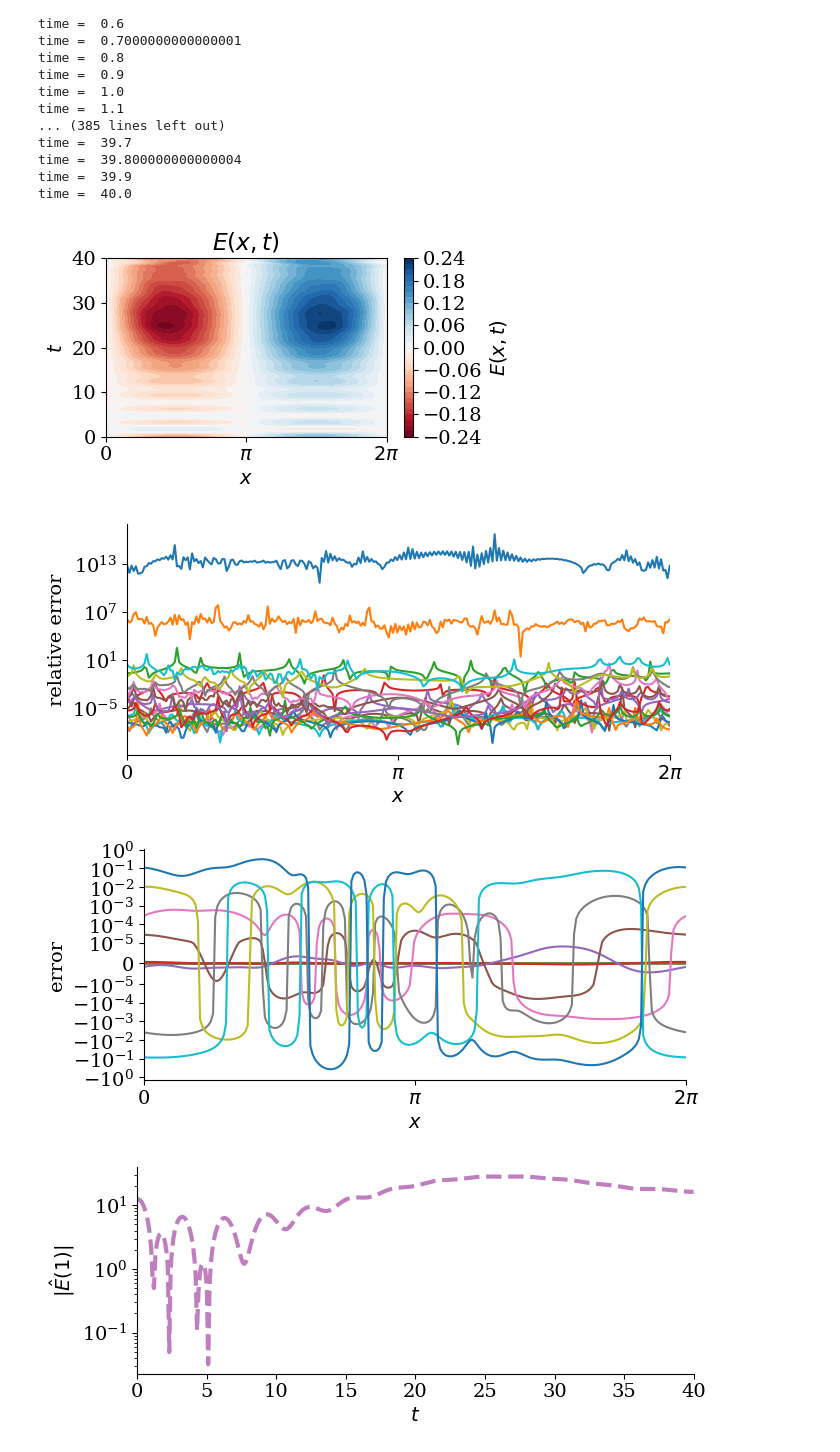
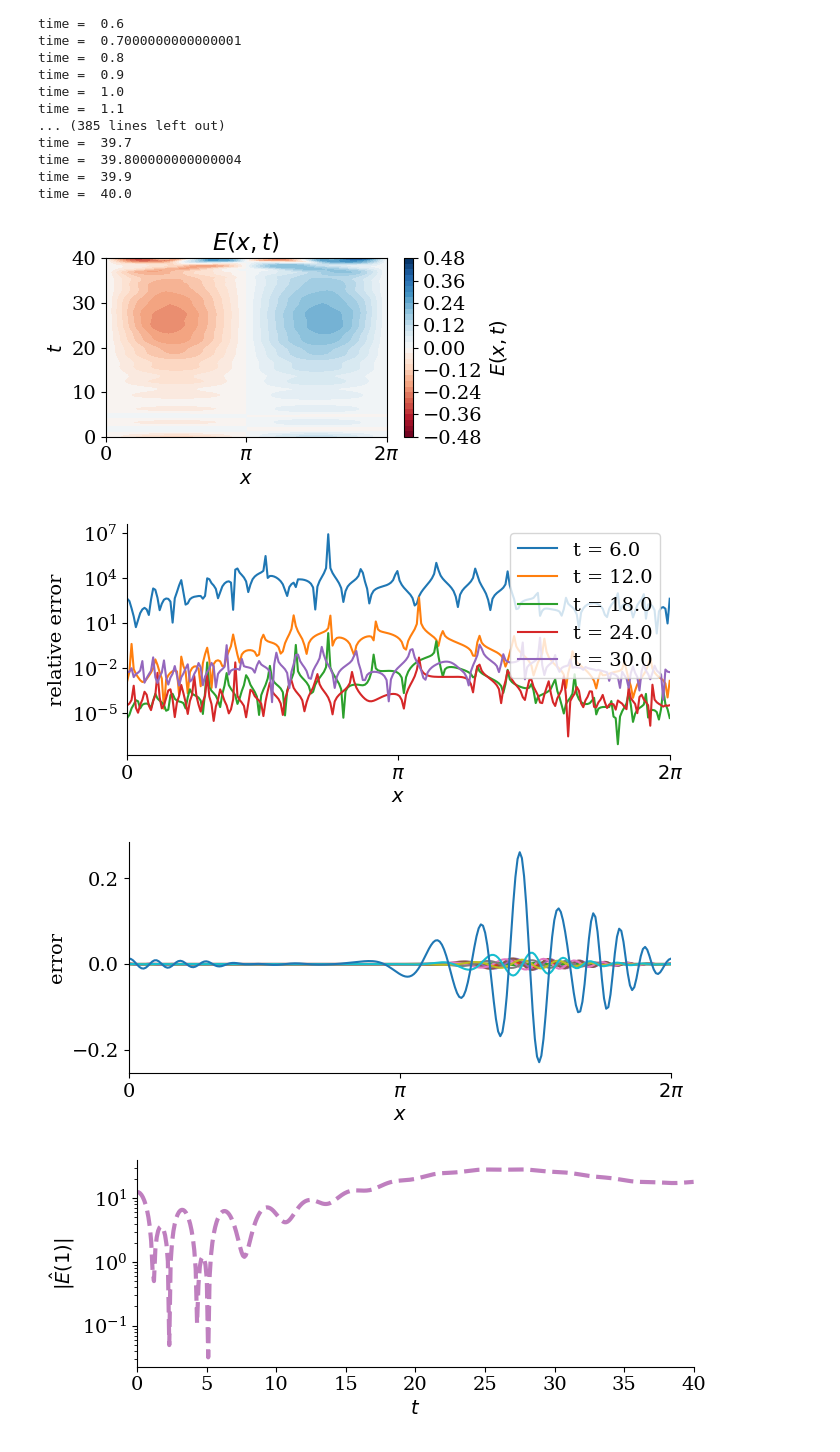
Before and after one commit to opaliss/HermiteFD-ROM, a Jupyter notebook: ROM/two_stream_instability_ROM.ipynb, the cells around one changed output. Drawn from its saved outputs; the diff is of its cells as text; code cells hidden in the pictures.

```diff
--- a/ROM/two_stream_instability_ROM.ipynb
+++ b/ROM/two_stream_instability_ROM.ipynb
@@ -47,7 +47,7 @@ setup = SimulationSetupTwoStreamROM(Nx=251,
                                     nu_e2=15,
                                     n0_e1=0.5,
                                     n0_e2=0.5,
-                                    Nr=200,
+                                    Nr=120,
                                     M=3,
                                     problem_dir="two_stream",
                                     Ur_e1=np.load("../data/ROM/two_stream/basis_SVD_e1_0_40_M_3.npy"),
@@ -157,29 +157,32 @@ plt.tight_layout()
 
 #plt.savefig("../figs/FOM/bump_on_tail/electric_field_FOM_" + str(setup.u_e2)+ ".png", dpi=600)
 # %% [output]
-[figure, old version]
+[figure, new version]
 # %%
 state_e1_FOM  = np.load("../data/FOM/two_stream/sample_" + str(setup.u_e2) + "/state_e1_midpoint.npy")
 state_e2_FOM = np.load("../data/FOM/two_stream/sample_" + str(setup.u_e2) + "/state_e2_midpoint.npy")
 # %%
 fig, ax = plt.subplots(figsize=(7, 3))
-moment = 100
-_ = plt.plot(x, np.abs(state_e1_midpoint[moment, :, 1::20] - state_e1_FOM[moment, :, 1::20])/np.abs(state_e1_FOM[moment, :, 1::20]))
+moment = 300
+skip = 60
+for ii in range(1, int(len(sol_midpoint_t)//skip)):
+    _ = plt.plot(x, np.abs(state_e1_midpoint[moment, :, ii*skip] - state_e1_FOM[moment, :, ii*skip])/np.abs(state_e1_FOM[moment, :, ii*skip]), label="t = " + str(sol_midpoint_t[skip*ii]))
 ax.set_yscale("log")
 ax.set_xticks([0, np.pi, 2*np.pi])
 ax.spines['right'].set_visible(False)
 ax.spines['top'].set_visible(False)
 ax.set_xlim(0, 2*np.pi)
+plt.legend()
 ax.set_xticklabels([r"0", r"$\pi$", r"$2\pi$"])
 _ = ax.set_xlabel("$x$")
 _ = ax.set_ylabel("relative error")
 # %% [output]
-[figure, old version]
+[figure, new version]
 # %%
 fig, ax = plt.subplots(figsize=(7, 3))
-moment = 2
-_ = plt.plot(x, (state_e2_midpoint[moment, :, ::20] - state_e2_FOM[moment, :, ::20]))
-ax.set_yscale("symlog", linthresh=1e-5)
+moment =300
+_ = plt.plot(x, state_e2_midpoint[moment, :, ::20])
+#ax.set_yscale("symlog", linthresh=1e-5)
 #ax.set_ylim(-1e03, 1e3)
 ax.set_xticks([0, np.pi, 2*np.pi])
 ax.spines['right'].set_visible(False)
@@ -189,7 +192,7 @@ ax.set_xticklabels([r"0", r"$\pi$", r"$2\pi$"])
 _ = ax.set_xlabel("$x$")
 _ = ax.set_ylabel("error")
 # %% [output]
-[figure, old version]
+[figure, new version]
 # %%
 # save the electric field
 # np.save("../data/FOM/two_stream/sample_" + str(setup.u_e2) + "/sol_midpoint_E_" + str(setup.Nv)+ "_nu_" + str(setup.nu) + ".npy", E_midpoint)
```
Also changed, not shown: parts of 9 cells of this notebook, 3 other files.
